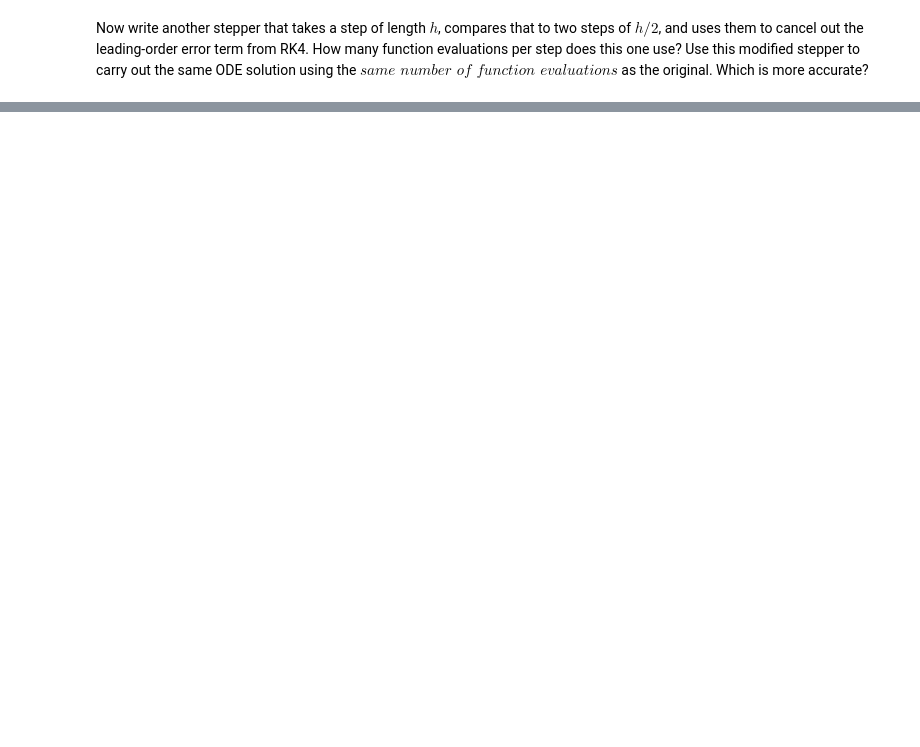
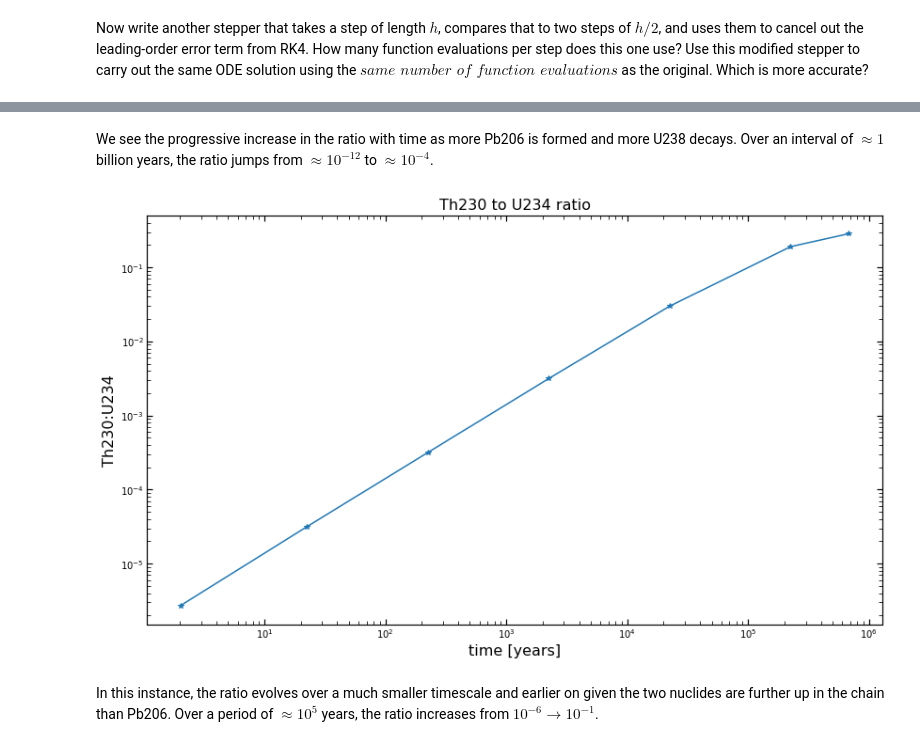
Before and after one commit to kenj19/PHYS512, a Jupyter notebook: PS3/ps3.ipynb, the cells around one changed output, grey strips where cells are left out. Cells and saved outputs as stored; diff of their text form; code cells hidden in the pictures; blank space fills up the shorter version.

```diff
--- a/PS3/ps3.ipynb
+++ b/PS3/ps3.ipynb
@@ -52,0 +155,17 @@ print(h*np.sum(yy))
+# %% [markdown]
+We see the progressive increase in the ratio with time as more Pb206 is formed and more U238 decays. Over an interval of $\approx 1$ billion years, the ratio jumps from $\approx 10^{-12}$ to $\approx 10^{-4}$.
+# %%
+Th230 = ans_stiff.y[4,:]
+U234 = ans_stiff.y[3,:]
+
+fig, ax = plt.subplots(figsize=[14, 8])
+ax.plot(ans_stiff.t[:8], (Th230/U234)[:8], '*-')
+ax.set_ylabel('Th230:U234', fontsize=16)
+ax.set_xlabel('time [years]', fontsize=16)
+ax.set_title('Th230 to U234 ratio', fontsize=16)
+ax.set_yscale('log')
+ax.set_xscale('log');
+# %% [output]
+[figure, added]
+# %% [markdown]
+In this instance, the ratio evolves over a much smaller timescale and earlier on given the two nuclides are further up in the chain than Pb206. Over a period of $\approx 10^5$ years, the ratio increases from $10^{-6} \rightarrow 10^{-1}$.
```
Also changed, not shown: parts of 18 cells of this notebook, 1 other file.
